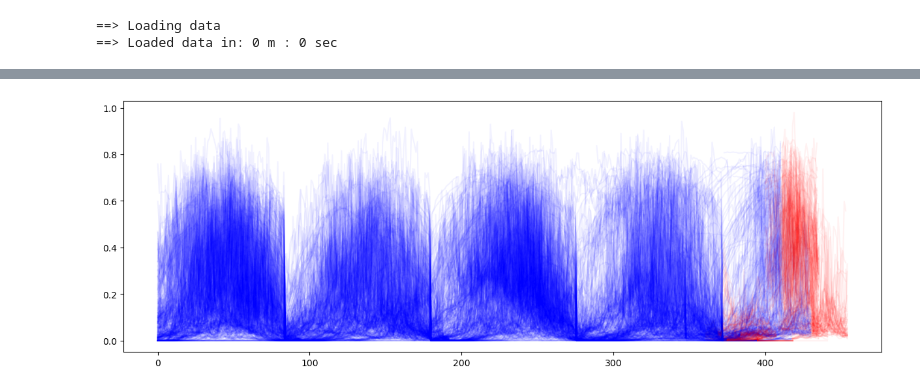
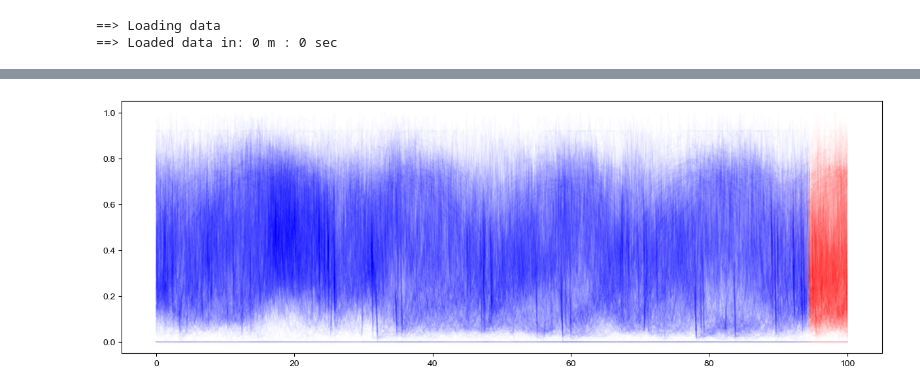
Before and after one commit to eirikbaekkelund/Dissertation, a Jupyter notebook: examples/using data/pv_data.ipynb, the cells around one changed output, grey strips where cells are left out. Cells and saved outputs as stored; diff of their text form; code cells hidden in the pictures.

```diff
--- a/examples/using data/pv_data.ipynb
+++ b/examples/using data/pv_data.ipynb
@@ -17,8 +105,8 @@ MINUTE_INTERVAL = 5
 DAILY_DATA_POINTS = (DAY_MAX - DAY_MIN) * 60 / MINUTE_INTERVAL
 N_HOURS_PRED = 2
 N_SYSTEMS = 55
-RADIUS = 0.35
-CIRCLE_COORDS = (55, -1.5)
+RADIUS = 0.3
+CIRCLE_COORDS = (55.7, -4.3)
 # create a tuple of 4 coordinates that form a polygon in the uk
 
 POLY_COORDS = ((50, -6), (50.5, 1.9), (57.6, -5.5), (58, 1.9))
@@ -67,7 +162,7 @@ x_list, y_list = cross_val_fold(X, y, N_DAYS_TRAIN, DAILY_DATA_POINTS)
 # each coupled list is a series of n_days of data where the last n_hours_pred data points are the target
 # the last n_hours_pred data points are randomly selected to be in any interval of the day
 # between day_min and day_max - n_hours_pred to avoid inductive bias of the model by the time of the day
-x_train, y_train, x_test, y_test =  train_test_split_fold(x_list, y_list, N_HOURS_PRED, DAILY_DATA_POINTS, DAY_MIN, DAY_MAX)
+x_train, y_train, x_test, y_test =  train_test_split_fold(x_list, y_list, N_HOURS_PRED, MINUTE_INTERVAL, DAY_MIN, DAY_MAX)
 # %%
 # creates loaders for training and testing data to iterate over
 train_loader = PVDataLoader(x_train, y_train)
@@ -75,10 +170,10 @@ test_loader = PVDataLoader(x_test, y_test)
 # %%
 from matplotlib import pyplot as plt
 
 plt.figure(figsize=(15, 5))
 
 for (x_tr, y_tr), (x_te, y_te) in zip(train_loader, test_loader):
-    plt.plot(x_tr[:,0].numpy(), y_tr.numpy(), color='b', alpha=0.05)
-    plt.plot(x_te[:,0].numpy(), y_te.numpy(), color='r', alpha=0.05)
+    plt.plot(x_tr.numpy(), y_tr.numpy(), color='b', alpha=0.01)
+    plt.plot(x_te.numpy(), y_te.numpy(), color='r', alpha=0.01)
 # %% [output]
-[figure, old version]
+[figure, new version]
```
Also changed, not shown: parts of 25 cells of this notebook, 22 other files.
